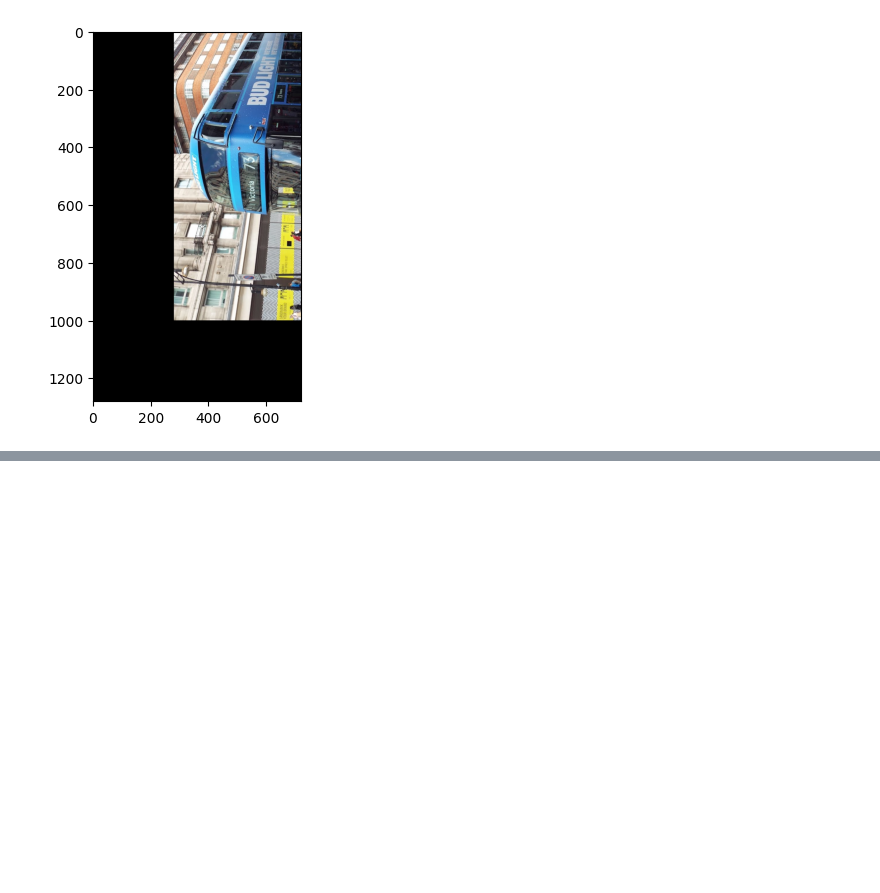
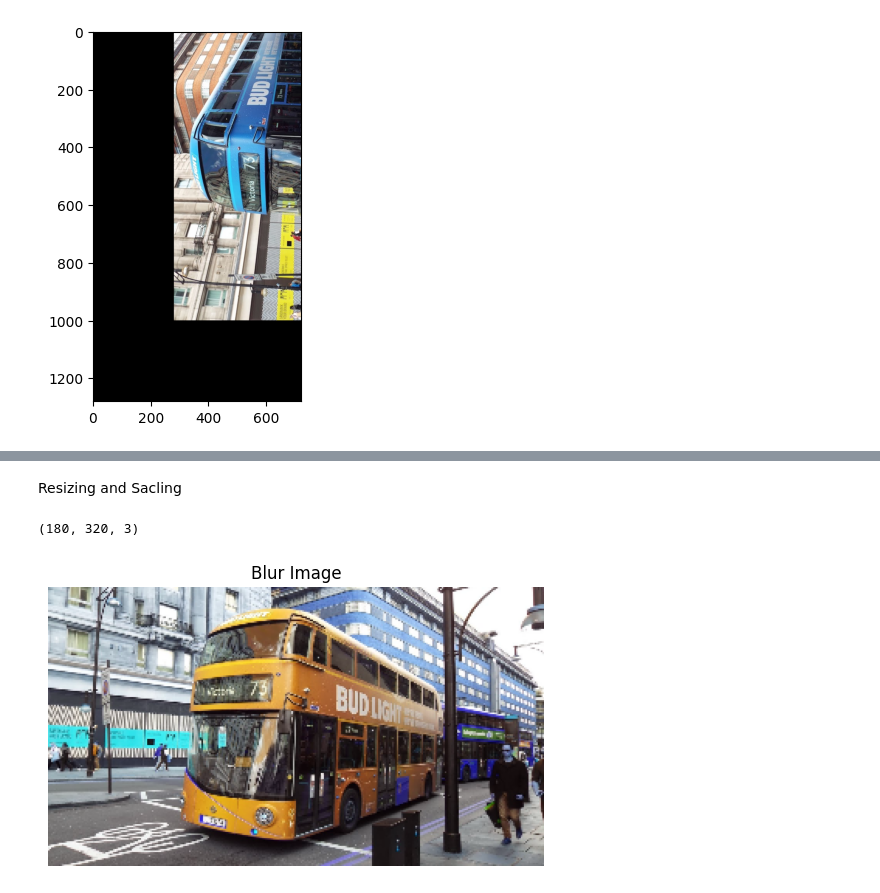
Before and after one commit to imKRUX/Object-Detection, a Jupyter notebook: pracimg.ipynb, the cells around one changed output, grey strips where cells are left out. Drawn from its saved outputs; the diff is of its cells as text; code cells hidden in the pictures; blank space fills up the shorter version.

```diff
--- a/pracimg.ipynb
+++ b/pracimg.ipynb
@@ -77,0 +89,14 @@ plt.imshow(rotate_90)
+# %% [markdown]
+Resizing and Sacling
+# %%
+image_resized = cv2.resize(image, None, fx=0.25, fy=0.25)
+print(image_resized.shape)
+
+ax = plt.subplot()
+ax.imshow(image_resized)
+ax.axis('off')
+ax.set_title("Blur Image")
+plt.show()
+# %% [output]
+(180, 320, 3)
+[figure, added]
```
Also changed, not shown: parts of 17 cells of this notebook.
